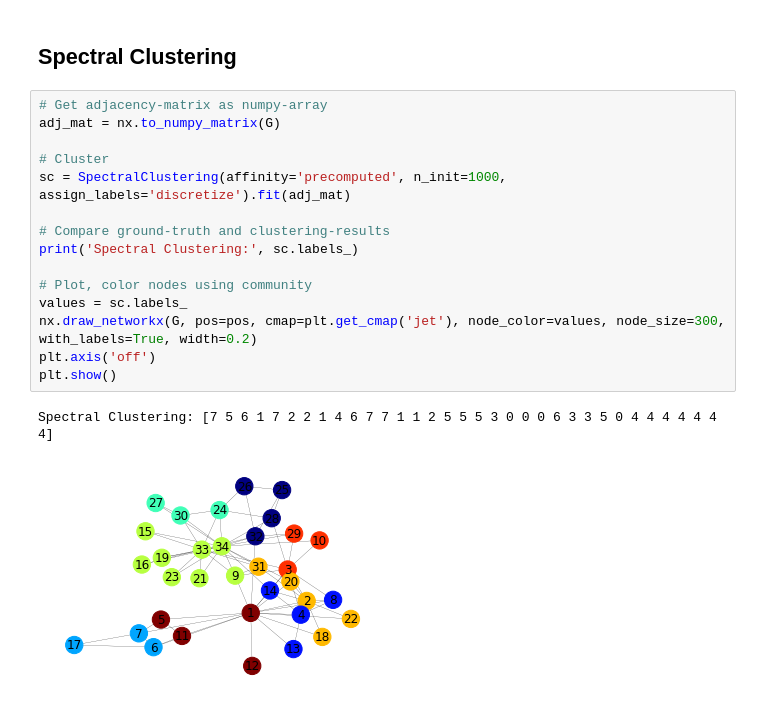
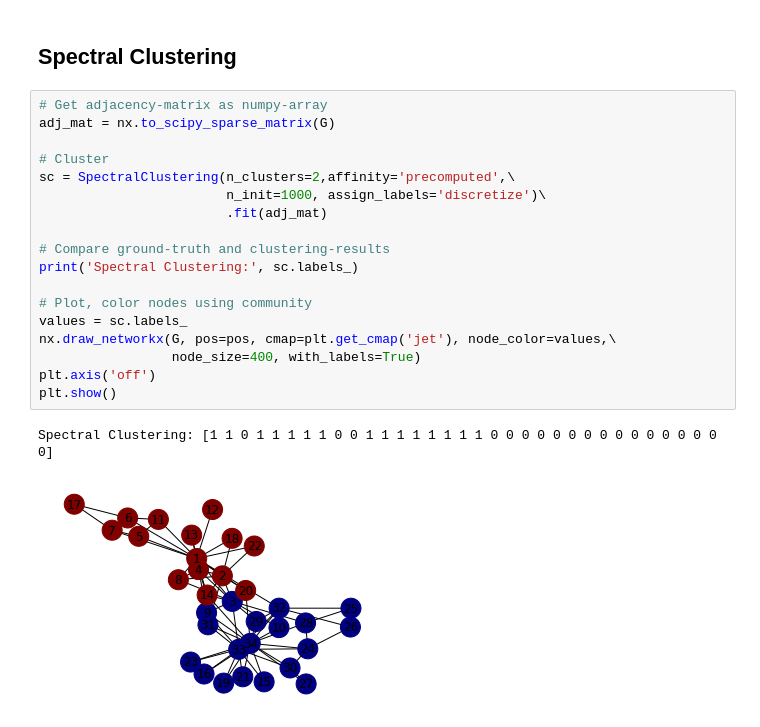
Before and after one commit to macc-uece/mineracao-massiva-dados, a Jupyter notebook: 08-Comunidades-KarateClub.ipynb, the cells around one changed output. Drawn from its saved outputs; the diff is of its cells as text.

Commit message:
Fix warning and spectral clustring cluster number

```diff
--- a/08-Comunidades-KarateClub.ipynb
+++ b/08-Comunidades-KarateClub.ipynb
@@ -152,22 +152,25 @@ plt.show()
 ## Spectral Clustering
 # %%
 # Get adjacency-matrix as numpy-array
-adj_mat = nx.to_numpy_matrix(G)
+adj_mat = nx.to_scipy_sparse_matrix(G)
 
 # Cluster
-sc = SpectralClustering(affinity='precomputed', n_init=1000, assign_labels='discretize').fit(adj_mat)
+sc = SpectralClustering(n_clusters=2,affinity='precomputed',\
+                        n_init=1000, assign_labels='discretize')\
+                        .fit(adj_mat)
 
 # Compare ground-truth and clustering-results
 print('Spectral Clustering:', sc.labels_)
 
 # Plot, color nodes using community
 values = sc.labels_
-nx.draw_networkx(G, pos=pos, cmap=plt.get_cmap('jet'), node_color=values, node_size=300, with_labels=True, width=0.2)
+nx.draw_networkx(G, pos=pos, cmap=plt.get_cmap('jet'), node_color=values,\
+                 node_size=400, with_labels=True)
 plt.axis('off')
 plt.show()
 # %% [output]
-Spectral Clustering: [7 5 6 1 7 2 2 1 4 6 7 7 1 1 2 5 5 5 3 0 0 0 6 3 3 5 0 4 4 4 4 4 4 4]
+Spectral Clustering: [1 1 0 1 1 1 1 1 0 0 1 1 1 1 1 1 1 1 0 0 0 0 0 0 0 0 0 0 0 0 0 0 0 0]
-[figure, old version]
+[figure, new version]
 # %%
 sparkSession.stop()
 print("--- Execution time: %s seconds ---" % (time.time() - start_time))
```
Also changed, not shown: parts of 4 cells of this notebook.
